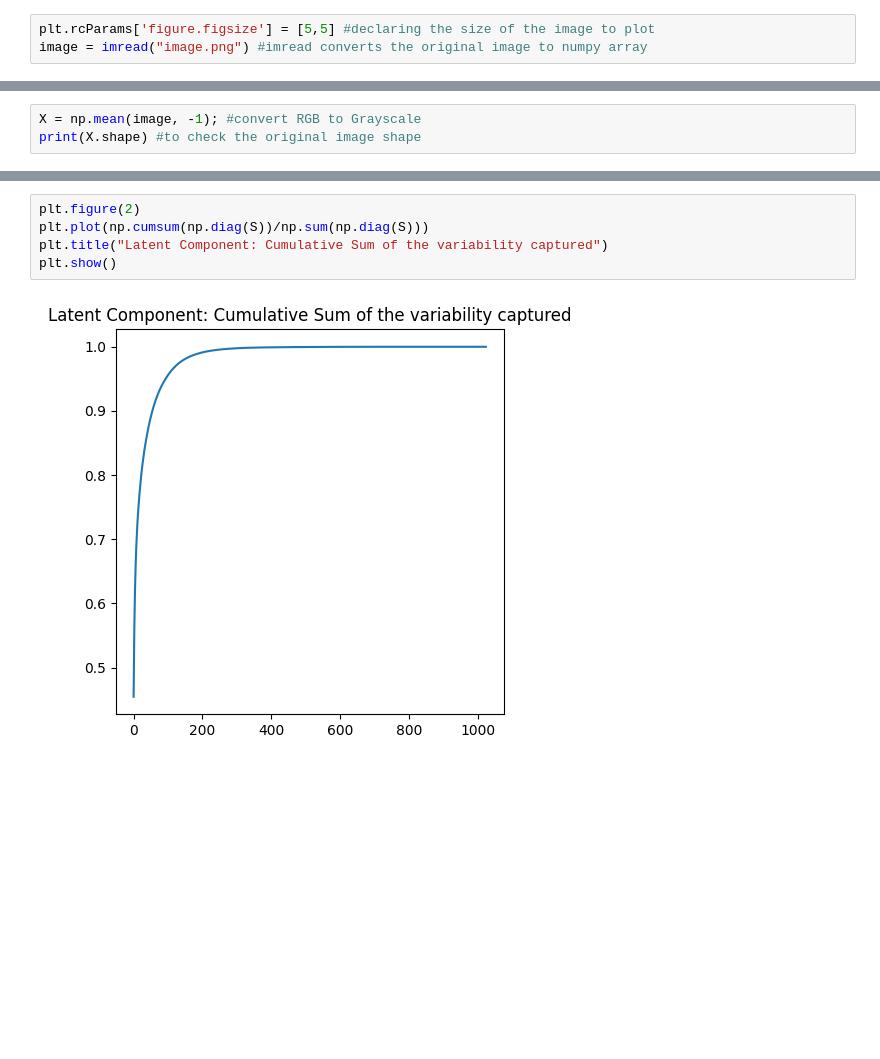
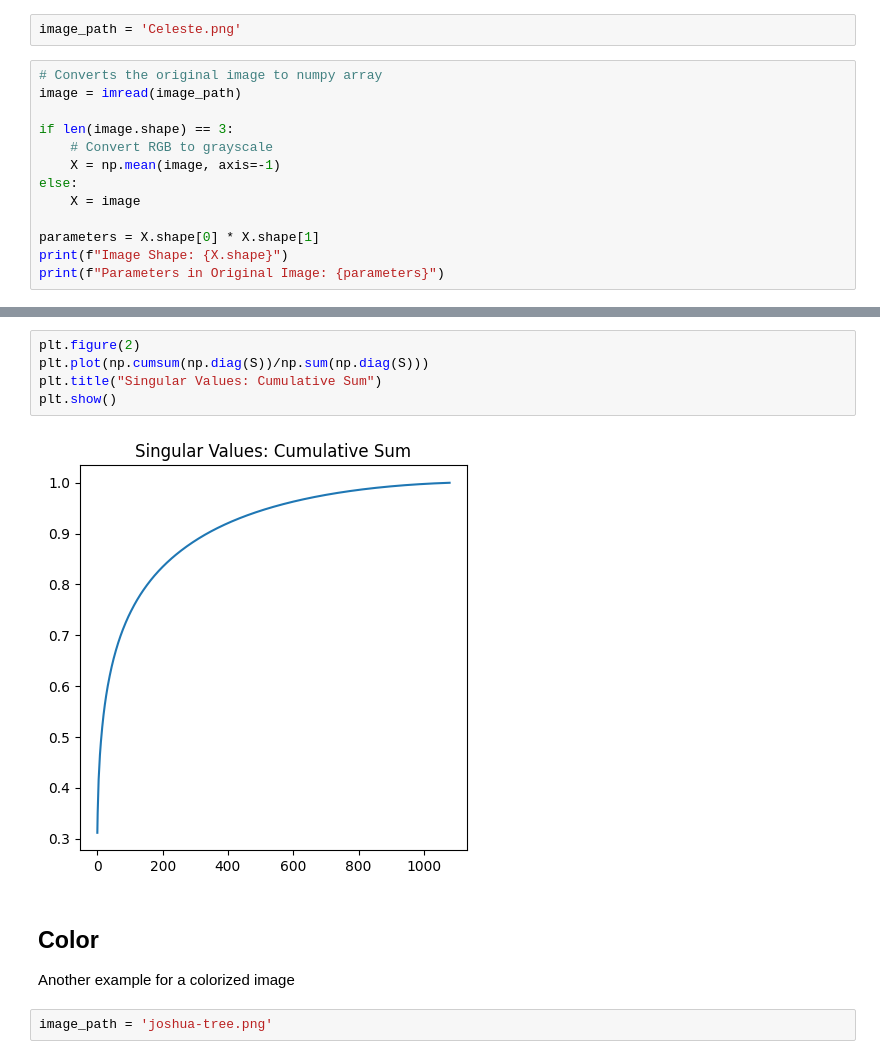
Before and after one commit to hishambhatti/image-compression-svd, a Jupyter notebook: image-compression.ipynb, the cells around one changed output, grey strips where cells are left out. Saved outputs shown, nothing was run; the diff lists cells and outputs as text; blank space fills up the shorter version.

Commit message:
General backend PCA/SVD visualization done

```diff
--- a/image-compression.ipynb
+++ b/image-compression.ipynb
@@ -6,3 +18,15 @@ import os
+# %%
+image_path = 'Celeste.png'
 # %%
-plt.rcParams['figure.figsize'] = [5,5] #declaring the size of the image to plot
-image = imread("image.png") #imread converts the original image to numpy array
+# Converts the original image to numpy array
+image = imread(image_path)
+
+if len(image.shape) == 3:
+    # Convert RGB to grayscale
+    X = np.mean(image, axis=-1)
+else:
+    X = image
+
+parameters = X.shape[0] * X.shape[1]
+print(f"Image Shape: {X.shape}")
+print(f"Parameters in Original Image: {parameters}")
@@ -9,3 +35,0 @@ image = imread("image.png") #imread converts the original image to numpy array
-# %%
-X = np.mean(image, -1); #convert RGB to Grayscale
-print(X.shape) #to check the original image shape
@@ -52,7 +98,13 @@ plt.show()
 # %%
 plt.figure(2)
 plt.plot(np.cumsum(np.diag(S))/np.sum(np.diag(S)))
-plt.title("Latent Component: Cumulative Sum of the variability captured")
+plt.title("Singular Values: Cumulative Sum")
 plt.show()
 # %% [output]
-[figure, old version]
+[figure, new version]
+# %% [markdown]
+## Color
+
+Another example for a colorized image
+# %%
+image_path = 'joshua-tree.png'
```
Also changed, not shown: parts of 17 cells of this notebook, 4 other files.
